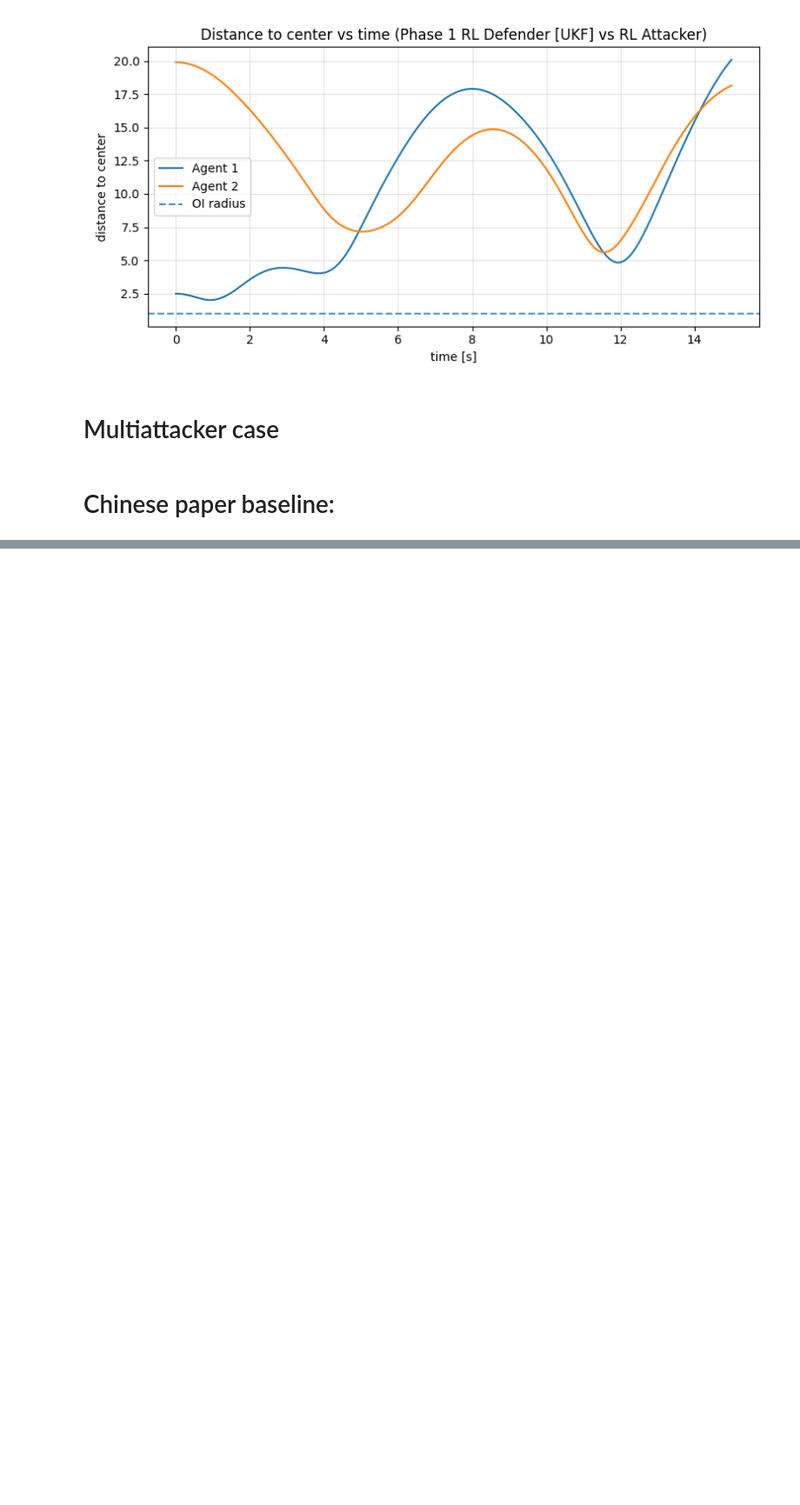
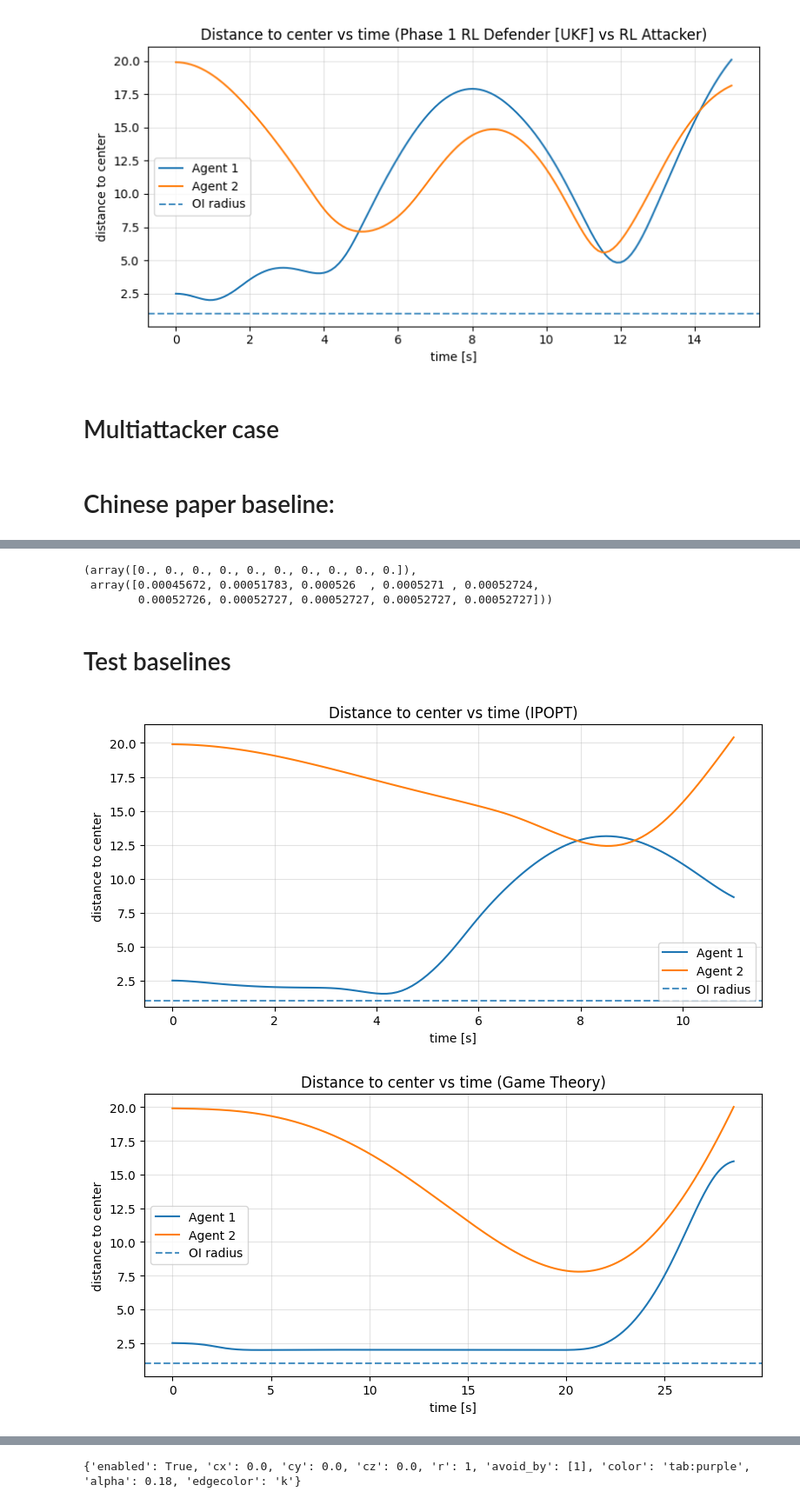
Before and after one commit to gussantaella1/PARL-PO, a Jupyter notebook: GameTheory_TopLevel.ipynb, the cells around one changed output, grey strips where cells are left out. Shown at 87% size. Saved outputs shown, nothing was run; the diff lists cells and outputs as text; code cells hidden in the pictures; blank space fills up the shorter version.

Commit message:
Progress on baseline development, gametheory and ipopt are working, MCP is not

```diff
--- a/GameTheory_TopLevel.ipynb
+++ b/GameTheory_TopLevel.ipynb
@@ -474,0 +509,73 @@ interactive_rollout_3d(rollout, cfg, show_fov=True, show_axes=True)
+# %%
+rollout_mcp["mcp_dbg_hist"][:3]
+rollout_mcp["u_cmd_norm_all"][0][:10], rollout_mcp["u_cmd_norm_all"][1][:10]
+# %% [output]
+(array([0., 0., 0., 0., 0., 0., 0., 0., 0., 0.]),
+ array([0.00045672, 0.00051783, 0.000526  , 0.0005271 , 0.00052724,
+        0.00052726, 0.00052727, 0.00052727, 0.00052727, 0.00052727]))
+# %% [markdown]
+# Test baselines
+# %%
+from config_rl import config_for_eval
+from IPOPT_baseline import run_rhc_with_ipopt_game_1v1_collect_frames_3d
+from GameTheory_baseline import run_rhc_with_gametheory_game_1v1_collect_frames_3d
+
+ROLLOUT_DYNAMICS    = "hcw"               # hcw, two_body, elliptic_ltv
+DELTA_T             = 0.1
+TOTAL_ROLLOUT_TIME  = 300                 # seconds
+
+
+T_EVAL = TOTAL_ROLLOUT_TIME/DELTA_T
+
+
+cfg = config_for_eval(T=15, T_eval=T_EVAL, num_attackers=1, dt = DELTA_T)
+
+cfg["paper_baseline"] = {
+    "zero_sum": {
+        "lookahead": 10,
+        "include_terminal": True,
+        "include_step_walls": True,
+        "include_keepout": True,
+    }
+}
+
+cfg["oi"] = {"enabled": True, "r": 1.0}
+cfg["def_keepout_buffer_m"] = 1.0
+cfg["def_center_avoid_coef"] = 50.0
+cfg["target_hit_reward_penalty"] = 10.0
+cfg["wall_penalty"] = 10.0
+cfg["collision_penalty"] = 10.0
+
+cfg["ipopt_baseline"] = {
+    "br_iters": 20,
+    "subproblem_max_iter": 200,
+    "tol": 1e-8,
+    "fd_eps": 1e-4,
+    "reg_prev": 1e-6,
+}
+
+cfg["game_theory_baseline"] = {
+    "max_iters": 200,
+    "step_size_def": 5e-3,
+    "step_size_att": 5e-3,
+    "fd_eps": 1e-4,
+    "tol": 1e-8,
+    "reg_prev": 1e-6,
+}
+
+from IPython.display import display
+
+frames_ipopt = run_rhc_with_ipopt_game_1v1_collect_frames_3d(cfg)
+fig1, ax1 = plot_rollout_center_distance(
+    frames_ipopt, cfg, title="Distance to center vs time (IPOPT)", show=False
+)
+display(fig1)
+
+frames_gt = run_rhc_with_gametheory_game_1v1_collect_frames_3d(cfg)
+fig2, ax2 = plot_rollout_center_distance(
+    frames_gt, cfg, title="Distance to center vs time (Game Theory)", show=False
+)
+display(fig2)
+# %% [output]
+[figure, added]
+[figure, added]
@@ -474,0 +584,4 @@ interactive_rollout_3d(rollout, cfg, show_fov=True, show_axes=True)
+# %%
+print(cfg["oi"])
+# %% [output]
+{'enabled': True, 'cx': 0.0, 'cy': 0.0, 'cz': 0.0, 'r': 1, 'avoid_by': [1], 'color': 'tab:purple', 'alpha': 0.18, 'edgecolor': 'k'}
```
Also changed, not shown: parts of 5 cells of this notebook, 4 other files.
